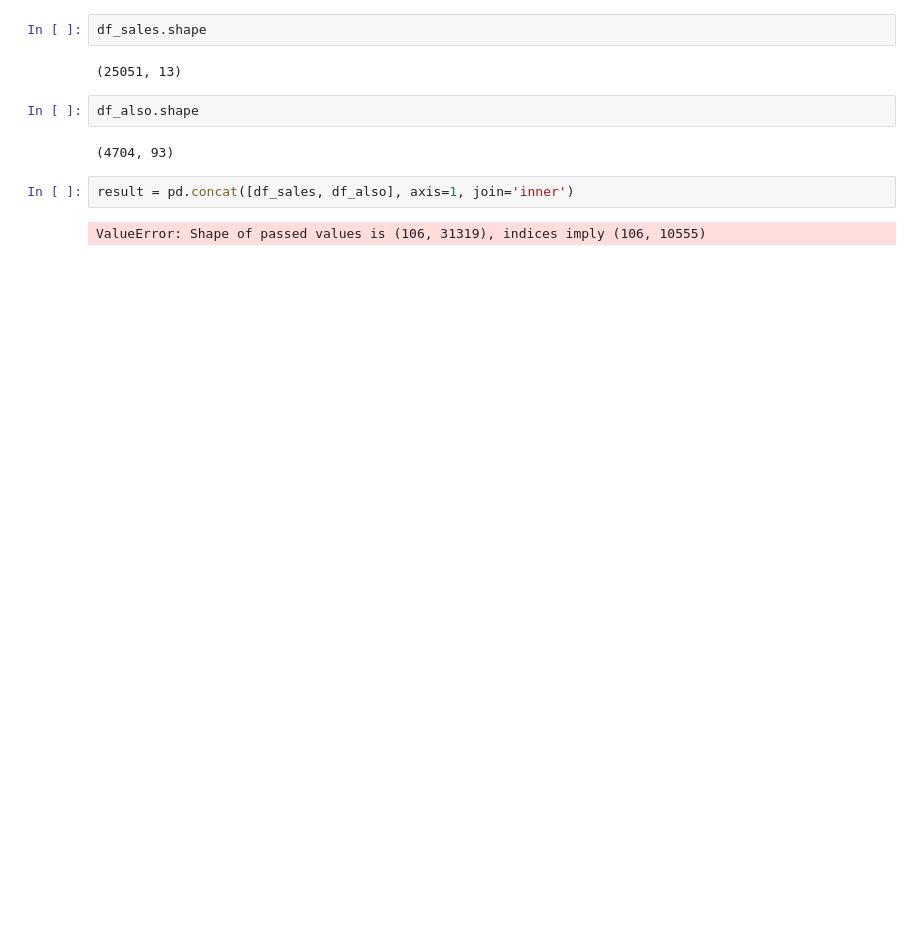
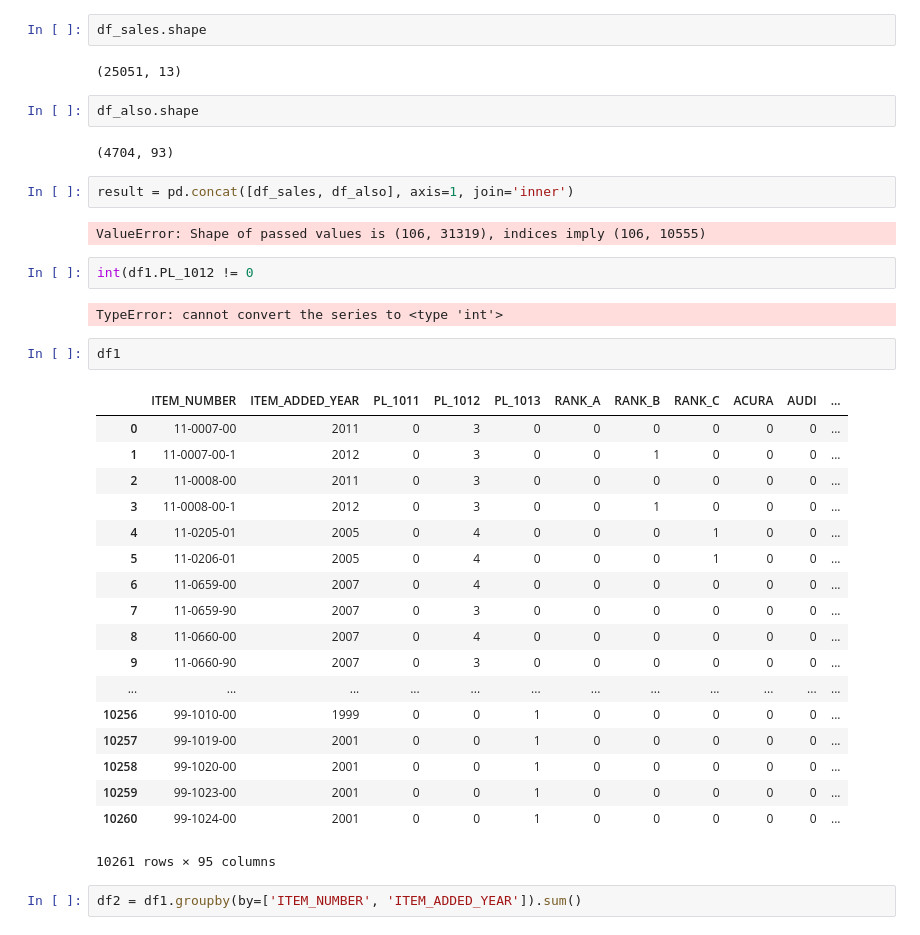
Before and after one commit to ArkLiu/sales_forecasting_project, a Jupyter notebook: data/Untitled.ipynb, the cells around one changed output. Saved outputs shown, nothing was run; the diff lists cells and outputs as text; blank space fills up the shorter version.

```diff
--- a/data/Untitled.ipynb
+++ b/data/Untitled.ipynb
@@ -49,3 +37,30 @@ df_also.shape
 result = pd.concat([df_sales, df_also], axis=1, join='inner')
 # %% [output]
 ValueError: Shape of passed values is (106, 31319), indices imply (106, 10555)
+# %%
+int(df1.PL_1012 != 0
+# %% [output]
+TypeError: cannot convert the series to <type 'int'>
+# %%
+df1
+# %% [output]
+|  | ITEM_NUMBER | ITEM_ADDED_YEAR | PL_1011 | PL_1012 | PL_1013 | RANK_A | RANK_B | RANK_C | ACURA | AUDI | ... |
+| 0 | 11-0007-00 | 2011 | 0 | 3 | 0 | 0 | 0 | 0 | 0 | 0 | ... |
+| 1 | 11-0007-00-1 | 2012 | 0 | 3 | 0 | 0 | 1 | 0 | 0 | 0 | ... |
+| 2 | 11-0008-00 | 2011 | 0 | 3 | 0 | 0 | 0 | 0 | 0 | 0 | ... |
+| 3 | 11-0008-00-1 | 2012 | 0 | 3 | 0 | 0 | 1 | 0 | 0 | 0 | ... |
+| 4 | 11-0205-01 | 2005 | 0 | 4 | 0 | 0 | 0 | 1 | 0 | 0 | ... |
+| 5 | 11-0206-01 | 2005 | 0 | 4 | 0 | 0 | 0 | 1 | 0 | 0 | ... |
+| 6 | 11-0659-00 | 2007 | 0 | 4 | 0 | 0 | 0 | 0 | 0 | 0 | ... |
+| 7 | 11-0659-90 | 2007 | 0 | 3 | 0 | 0 | 0 | 0 | 0 | 0 | ... |
+| 8 | 11-0660-00 | 2007 | 0 | 4 | 0 | 0 | 0 | 0 | 0 | 0 | ... |
+| 9 | 11-0660-90 | 2007 | 0 | 3 | 0 | 0 | 0 | 0 | 0 | 0 | ... |
+| ... | ... | ... | ... | ... | ... | ... | ... | ... | ... | ... | ... |
+| 10256 | 99-1010-00 | 1999 | 0 | 0 | 1 | 0 | 0 | 0 | 0 | 0 | ... |
+| 10257 | 99-1019-00 | 2001 | 0 | 0 | 1 | 0 | 0 | 0 | 0 | 0 | ... |
+| 10258 | 99-1020-00 | 2001 | 0 | 0 | 1 | 0 | 0 | 0 | 0 | 0 | ... |
+| 10259 | 99-1023-00 | 2001 | 0 | 0 | 1 | 0 | 0 | 0 | 0 | 0 | ... |
+| 10260 | 99-1024-00 | 2001 | 0 | 0 | 1 | 0 | 0 | 0 | 0 | 0 | ... |
+10261 rows × 95 columns
+# %%
+df2 = df1.groupby(by=['ITEM_NUMBER', 'ITEM_ADDED_YEAR']).sum()
```
Also changed, not shown: parts of 4 cells of this notebook, 2 other files.
